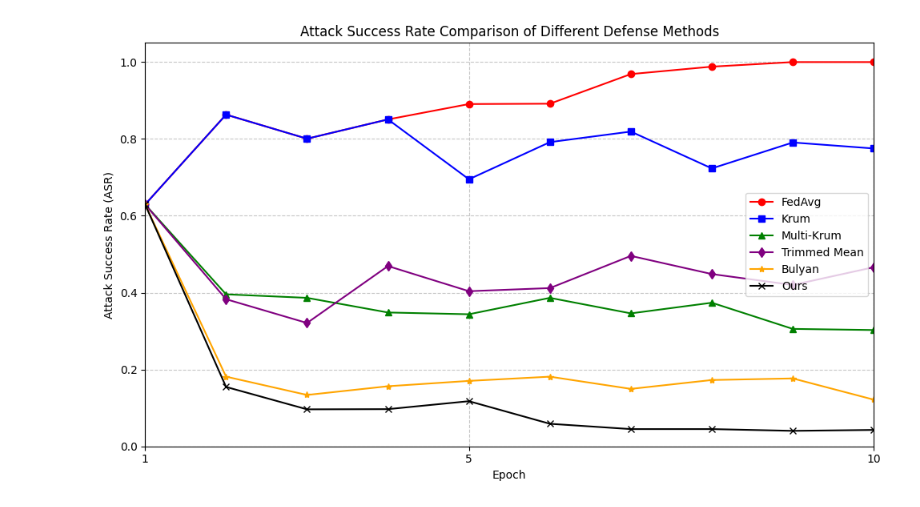
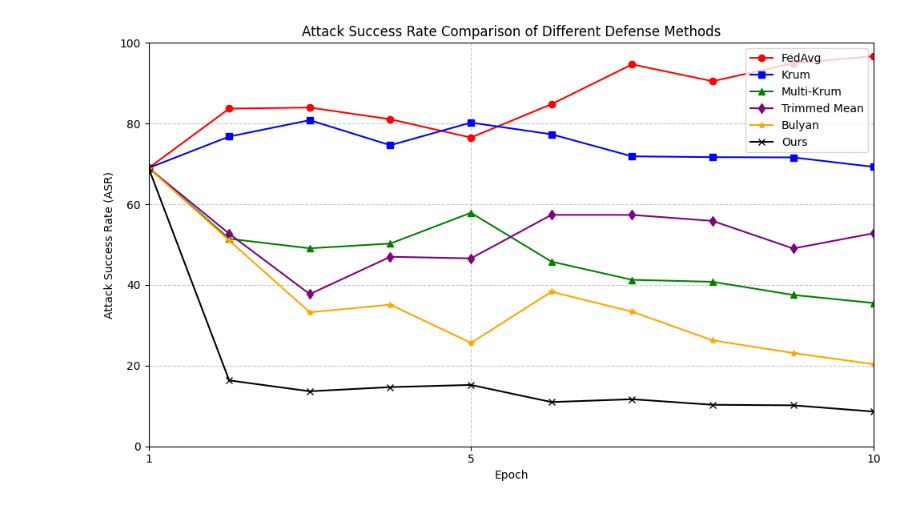
Before and after one commit to Vblack929/fedlora, a Jupyter notebook: plot.ipynb, the cells around one changed output. Drawn from its saved outputs; the diff is of its cells as text; code cells hidden in the pictures.

```diff
--- a/plot.ipynb
+++ b/plot.ipynb
@@ -15,0 +9,29 @@ ours = [0.6295, 0.1547, 0.0964, 0.0969, 0.1176, 0.0588, 0.0450, 0.0450, 0.0404,
+# %%
+fedavg_bert_aw = [62.95, 86.33, 80.06, 85.08, 89.08, 89.17, 96.88, 98.81, 100.00, 100.00]
+krum_bert_aw = [62.95, 86.33, 80.06, 85.08, 69.50, 79.17, 81.92, 72.33, 79.08, 77.52]
+multi_krum_bert_aw = [62.95, 39.57, 38.65, 34.84, 34.38, 38.65, 34.61, 37.38, 30.57, 30.27]
+trimmed_mean_bert_aw = [62.95, 38.30, 32.11, 46.92, 40.38, 41.19, 49.57, 44.84, 42.00, 46.62]
+bulyan_bert_aw = [62.95, 18.15, 13.38, 15.65, 17.04, 18.14, 14.96, 17.27, 17.68, 12.16]
+ours_bert_aw = [62.95, 15.47, 9.64, 9.69, 11.76, 7.88, 7.50, 6.50, 6.64, 6.28]
+
+fedavg_bert_as = [81.10, 99.85, 99.40, 69.94, 58.42, 74.38, 99.55, 84.40, 98.07, 99.32]
+krum_bert_as = [81.10, 89.05, 100.00, 70.62, 99.11, 81.99, 66.14, 74.40, 69.00, 65.14]
+multi_krum_bert_as = [81.10, 62.20, 66.04, 57.74, 87.20, 47.83, 43.63, 41.67, 40.03, 39.92]
+trimmed_mean_bert_as = [81.10, 84.85, 58.63, 45.83, 57.29, 80.06, 64.94, 54.49, 48.36, 45.22]
+bulyan_bert_as = [81.10, 100.00, 53.87, 41.52, 27.83, 55.98, 37.62, 23.30, 22.00, 20.72]
+ours_bert_as = [81.10, 25.36, 21.30, 23.27, 24.35, 15.38, 16.49, 14.96, 13.47, 12.16]
+
+fedavg_bert_lw = [62.95, 64.97, 72.47, 88.21, 82.11, 90.89, 87.59, 88.30, 86.76, 90.77]
+krum_bert_lw = [62.95, 54.97, 62.47, 68.21, 72.11, 70.89, 67.59, 68.30, 66.76, 65.14]
+multi_krum_bert_lw = [62.95, 52.58, 42.58, 58.21, 52.11, 50.89, 45.59, 43.30, 42.00, 36.40]
+trimmed_mean_bert_lw = [62.95, 34.97, 22.47, 48.21, 42.11, 50.89, 57.59, 68.30, 56.76, 66.62]
+bulyan_bert_lw = [62.95, 34.97, 32.47, 48.21, 32.11, 40.89, 47.59, 38.30, 29.76, 28.24]
+ours_bert_lw = [62.95, 8.23, 10.03, 11.11, 9.57, 9.69, 11.07, 9.46, 10.42, 7.43]
+
+# Calculate the average of the three attack types (addWord, addSent, lwp) for each defense method
+fedavg_bert_avg = [(fedavg_bert_aw[i] + fedavg_bert_as[i] + fedavg_bert_lw[i])/3 for i in range(len(fedavg_bert_aw))]
+krum_bert_avg = [(krum_bert_aw[i] + krum_bert_as[i] + krum_bert_lw[i])/3 for i in range(len(krum_bert_aw))]
+multi_krum_bert_avg = [(multi_krum_bert_aw[i] + multi_krum_bert_as[i] + multi_krum_bert_lw[i])/3 for i in range(len(multi_krum_bert_aw))]
+trimmed_mean_bert_avg = [(trimmed_mean_bert_aw[i] + trimmed_mean_bert_as[i] + trimmed_mean_bert_lw[i])/3 for i in range(len(trimmed_mean_bert_aw))]
+bulyan_bert_avg = [(bulyan_bert_aw[i] + bulyan_bert_as[i] + bulyan_bert_lw[i])/3 for i in range(len(bulyan_bert_aw))]
+ours_bert_avg = [(ours_bert_aw[i] + ours_bert_as[i] + ours_bert_lw[i])/3 for i in range(len(ours_bert_aw))]
@@ -16,28 +51,28 @@ ours = [0.6295, 0.1547, 0.0964, 0.0969, 0.1176, 0.0588, 0.0450, 0.0450, 0.0404,
 # %%
 # suppose fedavg, krum, … each have length N
-epochs = range(1, len(fedavg) + 1)
+epochs = range(1, len(fedavg_bert_aw) + 1)
 
 plt.figure(figsize=(10, 6))
-plt.plot(epochs, fedavg,      marker='o', label='FedAvg',      color='red')
-plt.plot(epochs, krum,        marker='s', label='Krum',         color='blue')
-plt.plot(epochs, multi_krum,  marker='^', label='Multi-Krum',   color='green')
-plt.plot(epochs, trimmed_mean,marker='d', label='Trimmed Mean', color='purple')
-plt.plot(epochs, bulyan,      marker='*', label='Bulyan',       color='orange')
-plt.plot(epochs, ours,        marker='x', label='Ours',         color='black')
+plt.plot(epochs, fedavg_bert_avg,      marker='o', label='FedAvg',      color='red')
+plt.plot(epochs, krum_bert_avg,        marker='s', label='Krum',         color='blue')
+plt.plot(epochs, multi_krum_bert_avg,  marker='^', label='Multi-Krum',   color='green')
+plt.plot(epochs, trimmed_mean_bert_avg,marker='d', label='Trimmed Mean', color='purple')
+plt.plot(epochs, bulyan_bert_avg,      marker='*', label='Bulyan',       color='orange')
+plt.plot(epochs, ours_bert_avg,        marker='x', label='Ours',         color='black')
 
 plt.xlabel('Epoch')
 plt.ylabel('Attack Success Rate (ASR)')
 plt.title('Attack Success Rate Comparison of Different Defense Methods')
 
 plt.grid(True, linestyle='--', alpha=0.7)
 plt.legend(loc='best')
 
 # make sure the x-axis ticks show 1, 2, 3, …
 plt.xticks([1, 5, 10])
 
-plt.ylim(0, 1.05)
+plt.ylim(0, 100)
 plt.xlim(1, 10)
 plt.tight_layout()
 plt.show()
 # %% [output]
-[figure, old version]
+[figure, new version]
```
Also changed, not shown: parts of 7 cells of this notebook, 26 other files.
